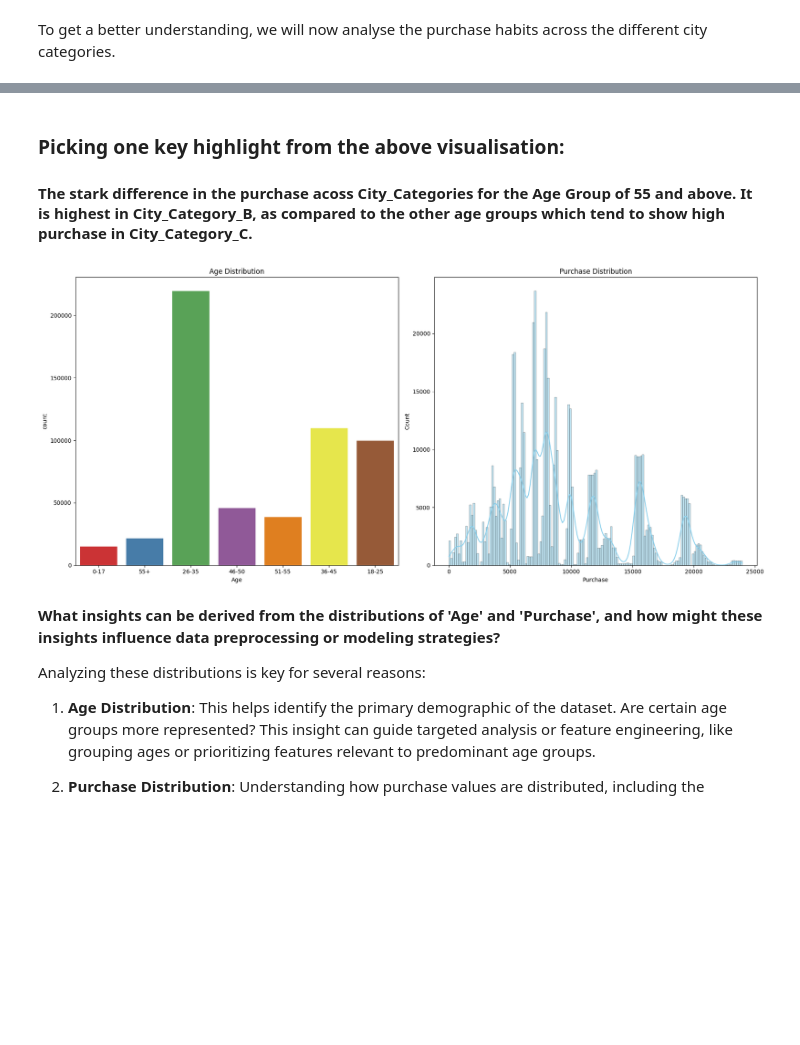
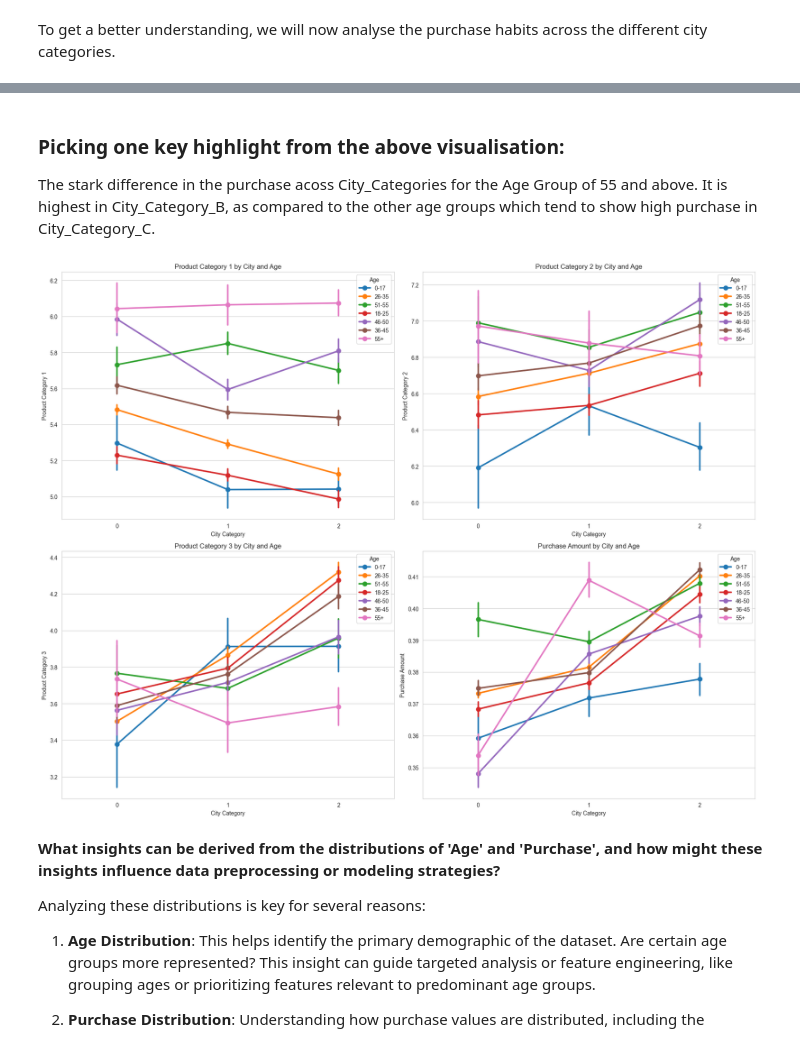
Before and after one commit to 1ssb/big-data, a Jupyter notebook: Big_Data_Analytics.ipynb, the cells around one changed output, grey strips where cells are left out. Cells and saved outputs as stored; diff of their text form; code cells hidden in the pictures; blank space fills up the shorter version.

```diff
--- a/Big_Data_Analytics.ipynb
+++ b/Big_Data_Analytics.ipynb
@@ -197,12 +166,21 @@ Normalization is essential in AI for several reasons:
  - **Distance-Based Algorithms**: For algorithms that compute distances between data points (like K-Nearest Neighbors and clustering algorithms), normalization helps in giving equal weight to all features.
  - **High Volume Data**: With high volume data, differences in the scales of data can be amplified, making normalization even more critical to ensure consistent model performance and interpretability.
 # %%
-# Step 6: Normalize Numerical Data
-# --------------------------------
+# Assume df_black_friday_sales is the original DataFrame
+print("Original 'Purchase' min:", df_black_friday_sales['Purchase'].min())
+print("Original 'Purchase' max:", df_black_friday_sales['Purchase'].max())
+
+# Copy the original 'Purchase' to a new column before scaling
+df_cleaned['Original_Purchase'] = df_black_friday_sales['Purchase']
+
 # Initialize a MinMaxScaler instance to scale numerical data to a range of [0, 1].
 scaler = MinMaxScaler()
 
 # Apply scaling to the 'Purchase' column.
-df_cleaned['Purchase'] = scaler.fit_transform(df_cleaned[['Purchase']])
+df_cleaned['Purchase'] = scaler.fit_transform(df_cleaned[['Original_Purchase']])
 print("\nScaled 'Purchase' data:\n", df_cleaned[['Purchase']].head())
+
+# Print the scaled minimum and maximum
+print("Scaled 'Purchase' min:", df_cleaned['Purchase'].min())
+print("Scaled 'Purchase' max:", df_cleaned['Purchase'].max())
 # %% [output]
@@ -430,29 +569,57 @@ ax = sns.pointplot(y='Purchase', x='City_Category', hue='Age',
 # %% [markdown]
 ### Picking one key highlight from the above visualisation:
 
-#### The stark difference in the purchase acoss City_Categories for the Age Group of 55 and above. It is highest in City_Category_B, as compared to the other age groups which tend to show high purchase in City_Category_C.
+The stark difference in the purchase acoss City_Categories for the Age Group of 55 and above. It is highest in City_Category_B, as compared to the other age groups which tend to show high purchase in City_Category_C.
 # %%
-# Convert inf to NaN explicitly in your DataFrame
-df_black_friday_sales = df_black_friday_sales.replace([np.inf, -np.inf], np.nan)
+import seaborn as sns
+import matplotlib.pyplot as plt
 
-# Optionally, drop rows with NaN if needed (uncomment the following line if you want to remove these rows)
-df_black_friday_sales.dropna(inplace=True)
+# Create a 2x2 grid of subplots with a large figure size for better visibility
+fig, axes = plt.subplots(nrows=2, ncols=2, figsize=(18, 14))
 
-# subplots
-fig, axes = plt.subplots(1, 2, figsize=(18, 8))
+# Plotting point plot for Product_Category_1
+# This plot shows the variation of Product_Category_1 across different city categories,
+# distinguished by the Age groups of the buyers.
+ax = sns.pointplot(y='Product_Category_1', x='City_Category', hue='Age',
+                   data=df_cleaned, ax=axes[0, 0])
+ax.set_title('Product Category 1 by City and Age')  # Set the title for clarity
+ax.set_xlabel('City Category')  # Label the x-axis
+ax.set_ylabel('Product Category 1')  # Label the y-axis
 
-# Age distribution (count plot of Age column)
-sns.countplot(x='Age', data=df_black_friday_sales, palette='Set1', ax=axes[0])
-axes[0].set_title('Age Distribution')
+# Plotting point plot for Product_Category_2
+# This plot displays the relationship between Product_Category_2 and City_Category,
+# with different Age groups highlighted. It helps to understand if certain age groups
+# prefer specific product categories in different cities.
+ax = sns.pointplot(y='Product_Category_2', x='City_Category', hue='Age',
+                   data=df_cleaned, ax=axes[0, 1])
+ax.set_title('Product Category 2 by City and Age')  # Set the title for clarity
+ax.set_xlabel('City Category')  # Label the x-axis
+ax.set_ylabel('Product Category 2')  # Label the y-axis
 
-# Purchase distribution (histplot of Purchase column)
-sns.histplot(df_black_friday_sales['Purchase'], kde=True, color='skyblue', ax=axes[1])
-axes[1].set_title('Purchase Distribution')
+# Plotting point plot for Product_Category_3
+# Similar to the above, but for Product_Category_3, this plot reveals if there are
+# notable preferences for this product category among different age groups across city categories.
+ax = sns.pointplot(y='Product_Category_3', x='City_Category', hue='Age',
+                   data=df_cleaned, ax=axes[1, 0])
+ax.set_title('Product Category 3 by City and Age')  # Set the title for clarity
+ax.set_xlabel('City Category')  # Label the x-axis
+ax.set_ylabel('Product Category 3')  # Label the y-axis
 
+# Plotting point plot for Purchase
+# This plot examines the purchase amounts across different city categories,
+# differentiated by Age groups. It helps identify which age groups spend more or less
+# in different cities, providing insight into consumer behavior.
+ax = sns.pointplot(y='Purchase', x='City_Category', hue='Age',
+                   data=df_cleaned, ax=axes[1, 1])
+ax.set_title('Purchase Amount by City and Age')  # Set the title for clarity
+ax.set_xlabel('City Category')  # Label the x-axis
+ax.set_ylabel('Purchase Amount')  # Label the y-axis
+
+# Adjust the layout to prevent overlap and ensure everything is visible
 plt.tight_layout()
 plt.show()
 # %% [output]
-[figure, old version]
+[figure, new version]
 # %% [markdown]
 **What insights can be derived from the distributions of 'Age' and 'Purchase', and how might these insights influence data preprocessing or modeling strategies?**
 
```
Also changed, not shown: parts of 41 cells of this notebook.
